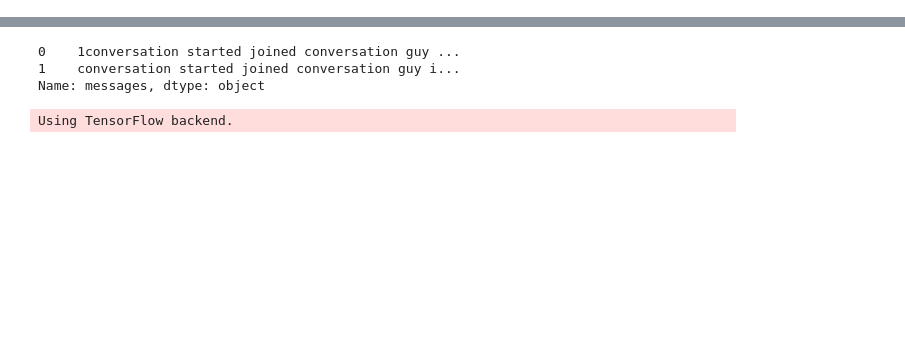
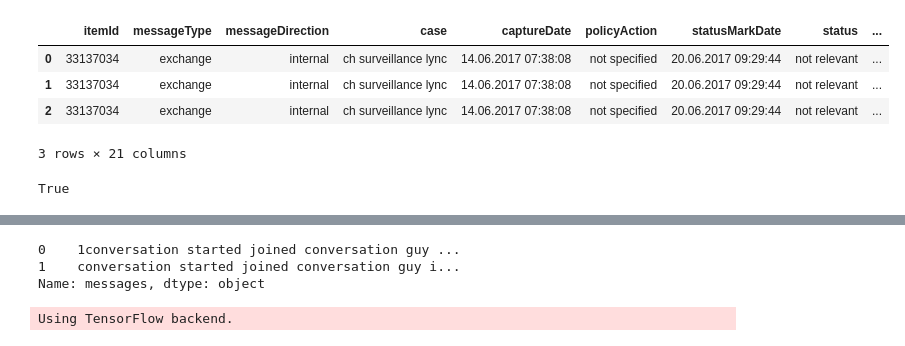
Before and after one commit to SNaveenMathew/TextMining, a Jupyter notebook: main.ipynb, the cells around one changed output, grey strips where cells are left out. Cells and saved outputs as stored; diff of their text form; code cells hidden in the pictures; blank space fills up the shorter version.

```diff
--- a/main.ipynb
+++ b/main.ipynb
@@ -54,6 +54,21 @@ if file_folder == "file":
 else:
     strings = read_folder(in_file, in_type = in_type)
     patterns = Series([".*" + x + ".*" for x in open(patterns_file, 'r').readlines()])
+# %%
+strings.head()
+# %% [output]
+|  | itemId | messageType | messageDirection | case | captureDate | policyAction | statusMarkDate | status | ... |
+| 0 | 33137034 | exchange | internal | ch surveillance lync | 14.06.2017 07:38:08 | not specified | 20.06.2017 09:29:44 | not relevant | ... |
+| 1 | 33137034 | exchange | internal | ch surveillance lync | 14.06.2017 07:38:08 | not specified | 20.06.2017 09:29:44 | not relevant | ... |
+| 2 | 33137034 | exchange | internal | ch surveillance lync | 14.06.2017 07:38:08 | not specified | 20.06.2017 09:29:44 | not relevant | ... |
+3 rows × 21 columns
+# %%
+from os import listdir
+from os.path import join, isfile, isdir
+from util import read_folder
+isdir("NLP/Emails/")
+# %% [output]
+True
 # %%
 redundant = get_redundaunt_info(strings)
 total_redundant = redundant.sum()
```
Also changed, not shown: parts of 12 cells of this notebook, 2 other files.
